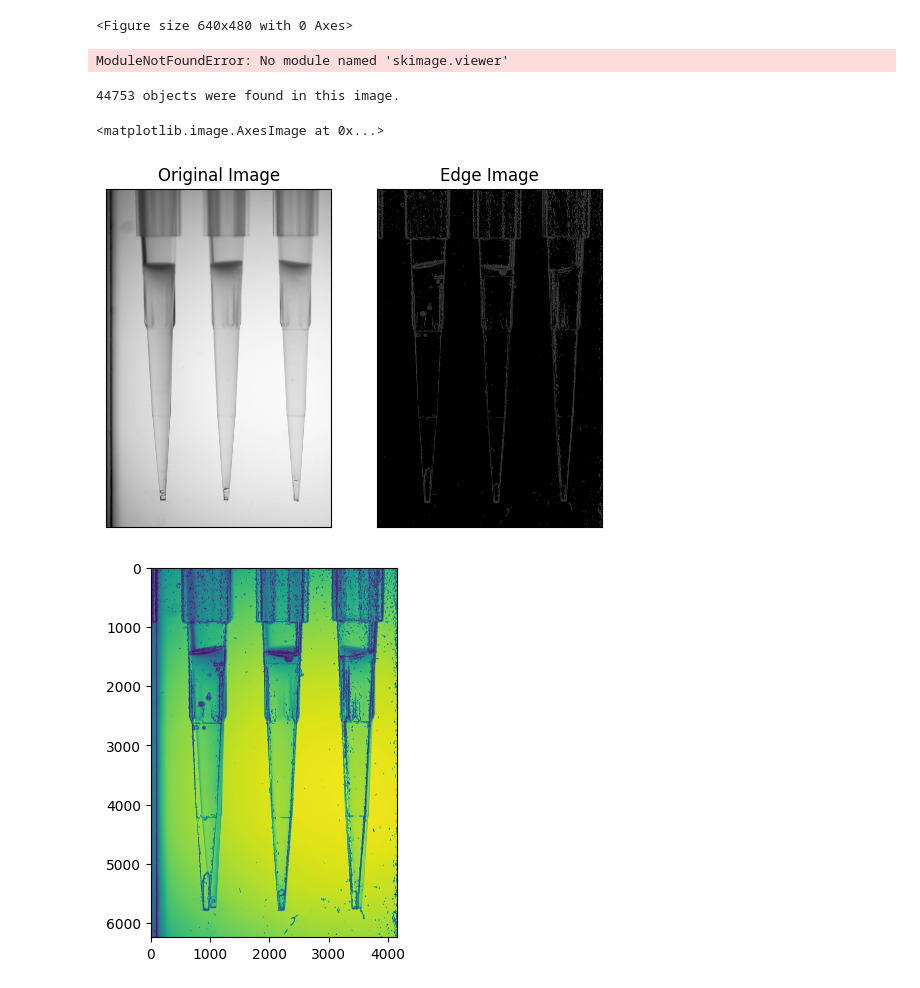
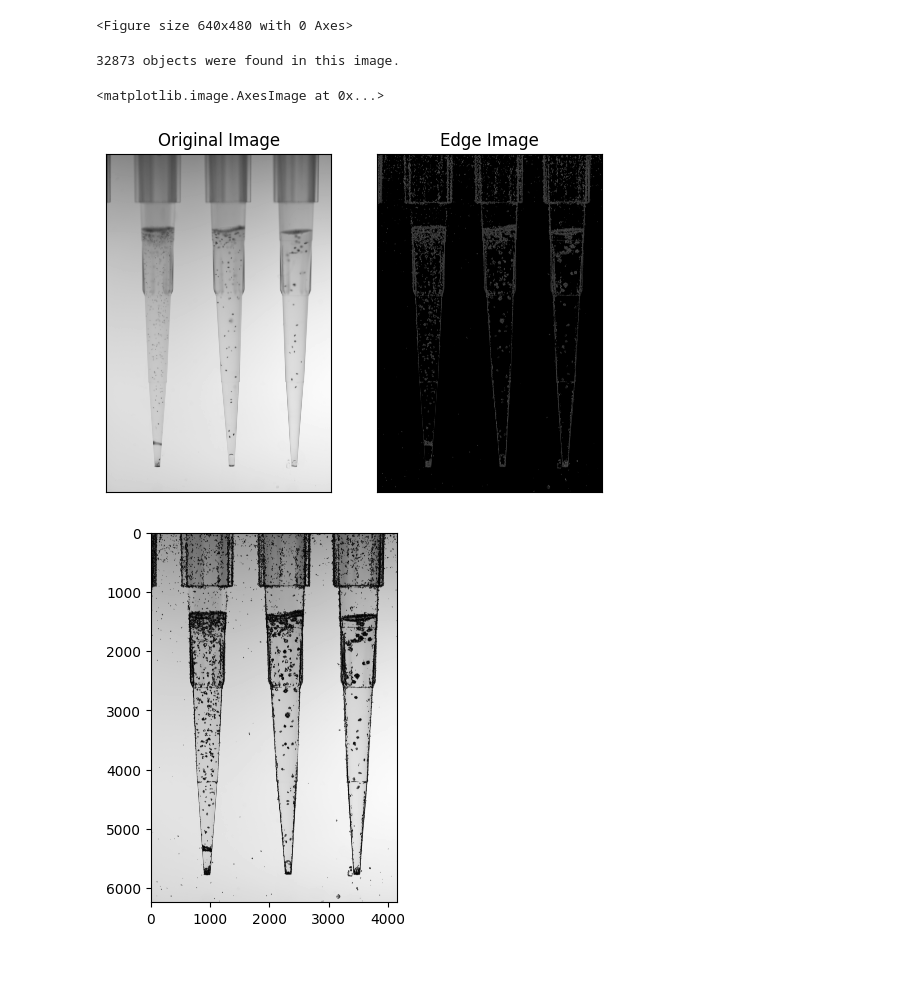
Before and after one commit to chrisorear/GVA_project, a Jupyter notebook: imageimporter.ipynb, the cells around one changed output. Cells and saved outputs as stored; diff of their text form; code cells hidden in the pictures.

```diff
--- a/imageimporter.ipynb
+++ b/imageimporter.ipynb
@@ -47,56 +47,27 @@ for i in range(len(edge_images)):
 [figure]
 [figure]
 <Figure size 640x480 with 0 Axes>
-# %%
-
-import imageio.v3 as iio
-import matplotlib.pyplot as plt
-import skimage.feature
-import skimage.viewer
-import sys
-
-
-image = iio.imread(path+'/'+img_list[1], mode="L")
-viewer = plt.imshow(image)
-
-
-# Create the plugin and give it a name
-canny_plugin = skimage.viewer.plugins.Plugin(image_filter=skimage.feature.canny)
-canny_plugin.name = "Canny Filter Plugin"
-
-# Add sliders for the parameters
-canny_plugin += skimage.viewer.widgets.Slider(
-    name="sigma", low=0.0, high=7.0, value=2.0
-)
-canny_plugin += skimage.viewer.widgets.Slider(
-    name="low_threshold", low=0.0, high=1.0, value=0.1
-)
-canny_plugin += skimage.viewer.widgets.Slider(
-    name="high_threshold", low=0.0, high=1.0, value=0.2
-)
-# %% [output]
-ModuleNotFoundError: No module named 'skimage.viewer'
 # %%
 #reads in image as grayscale, gaussian blurs it to reduce noise, edge detection with Canny function
-image = cv2.imread(path+'/'+img_list[1], cv2.IMREAD_GRAYSCALE)
+image = images[0]
 blurred_image = cv2.GaussianBlur(image,(3,3),0)
-edge_image = cv2.Canny(img,3,8)
+edge_image = cv2.Canny(blurred_image,3,12)
 
 #plot original and edge image
 plt.subplot(121), plt.imshow(image, cmap ='gray')
 plt.title('Original Image'), plt.xticks([]), plt.yticks([])
 plt.subplot(122), plt.imshow(edge_image,cmap = 'gray')
 plt.title('Edge Image'), plt.xticks([]), plt.yticks([])
 
 contours, _ = cv2.findContours(edge_image, cv2.RETR_EXTERNAL, cv2.CHAIN_APPROX_SIMPLE)
 image_copy = image.copy()
-cv2.drawContours(image_copy,contours,-1, (0,0,255), 2)
+cv2.drawContours(image_copy,contours,-1, (0,0,255), 3)
 print(len(contours), "objects were found in this image.")
 
 plt.figure()
-plt.imshow(image_copy)
+plt.imshow(image_copy, cmap = 'gray')
 # %% [output]
-44753 objects were found in this image.
+32873 objects were found in this image.
 <matplotlib.image.AxesImage at 0x...>
-[figure, old version]
+[figure, new version]
-[figure, old version]
+[figure, new version]
```
Also changed, not shown: parts of 1 cell of this notebook.
